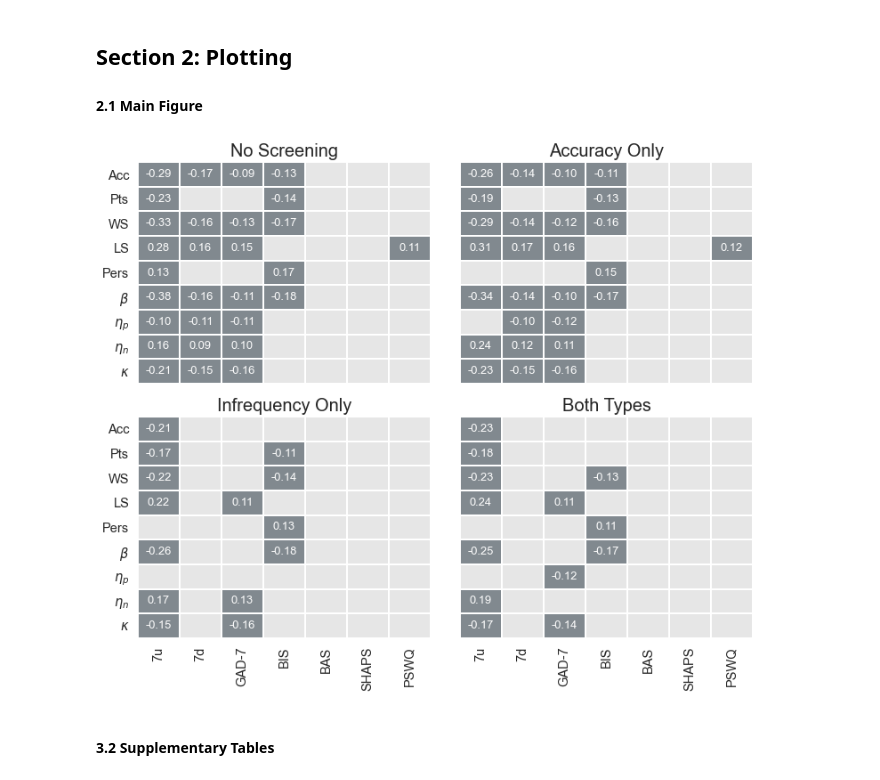
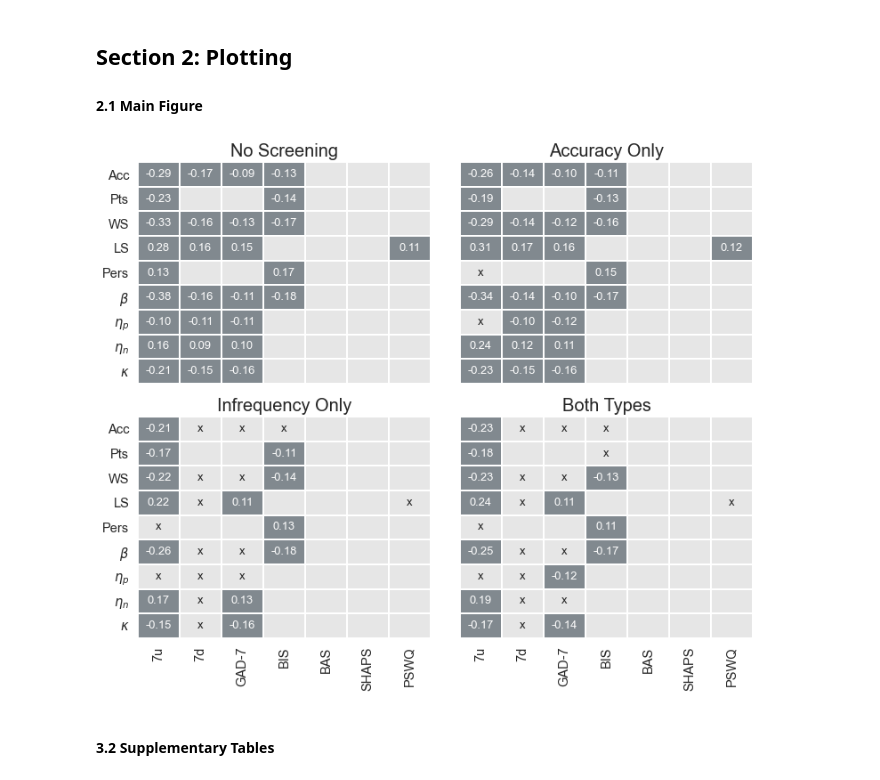
Before and after one commit to nivlab/sciops, a Jupyter notebook: analysis/results_03a.ipynb, the cells around one changed output. Drawn from its saved outputs; the diff is of its cells as text; code cells hidden in the pictures.

```diff
--- a/analysis/results_03a.ipynb
+++ b/analysis/results_03a.ipynb
@@ -103,35 +103,41 @@ label_pad = 6
 
 ## Define labels.
 xticklabels = ['7u', '7d', 'GAD-7', 'BIS', 'BAS', 'SHAPS', 'PSWQ']
 yticklabels = ['Acc', 'Pts', 'WS', 'LS', 'Pers', r'$\beta$', r'$\eta_p$', r'$\eta_n$', r'$\kappa$']
 titles = ['No Screening', 'Accuracy Only', 'Infrequency Only', 'Both Types']
 
 #~~~~~~~~~~~~~~~~~~~~~~~~~~~~~~~~~~~~~~~~~~#
 ### Main loop.
 #~~~~~~~~~~~~~~~~~~~~~~~~~~~~~~~~~~~~~~~~~~#
 
 for k in range(corr.shape[0]):
 
     ## Initialize axis.
     ax = plt.subplot(gs[k//2,k%2])
 
     ## Plot correlations.
     arr = np.where(corr[k] * (pval[k] < 0.05), 1, 0)
+    if not k: template = arr.copy()
+
     sns.heatmap(arr, cmap=cmap, cbar=False, linecolor='w', linewidths=1,
                 xticklabels=xticklabels if k//2 else [],
                 yticklabels=yticklabels if not k%2 else [], ax=ax)
 
     ## Add title.
     ax.set_title(titles[k], fontsize=20)
 
-    ## Add annotations.
+    ## Add correlations.
     for i, j in np.array(np.where(arr)).T:
         ax.text(j+0.5, i+0.5, '%0.2f' %corr[k,i,j], ha='center', va='center', fontsize=13, color=annot_color)
 
+    ## Add markers.
+    for i, j in np.array(np.where(np.logical_and(template, 1-arr))).T:
+        ax.text(j+0.5, i+0.5, 'x', ha='center', va='center', fontsize=13)
+
 ## Save figure.
 plt.savefig(os.path.join('..','figures','main_03a.png'), dpi=180, transparent=True)
 # %% [output]
-[figure, old version]
+[figure, new version]
 # %% [markdown]
 #### 3.2 Supplementary Tables
 # %%
```
Also changed, not shown: 2 other files.
